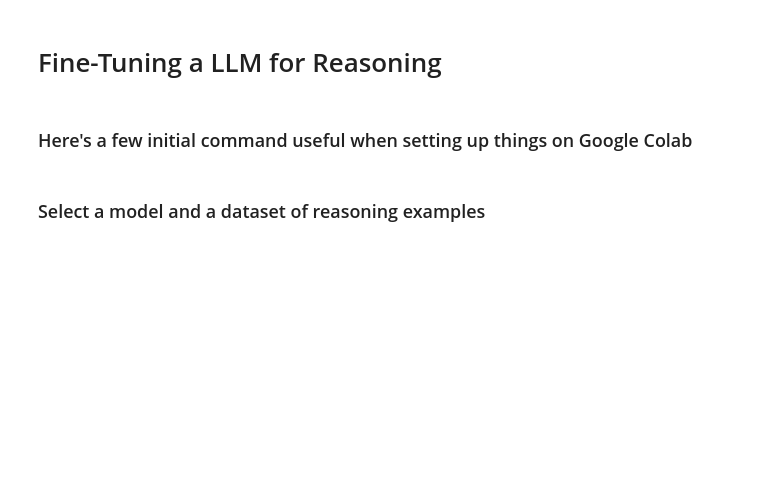
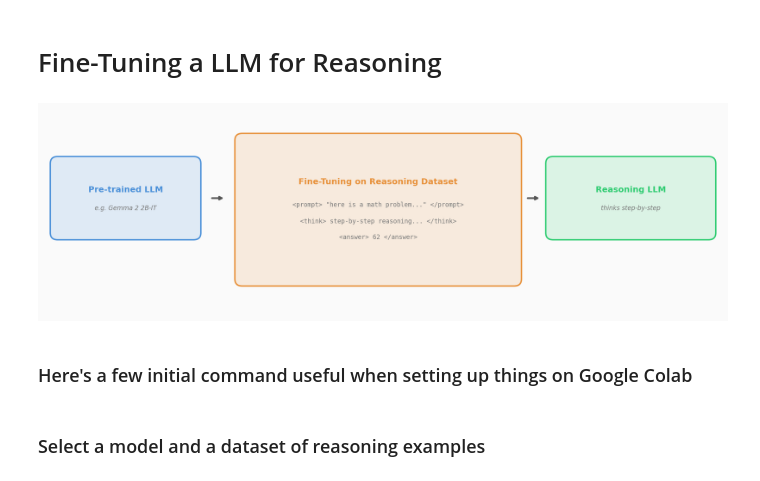
Before and after one commit to alan-turing-institute/open-llms-101, a Jupyter notebook: open_llms_huggingface.ipynb, the cells around one changed output. Drawn from its saved outputs; the diff is of its cells as text; code cells hidden in the pictures; blank space fills up the shorter version.

Commit message:
Add figure

```diff
--- a/open_llms_huggingface.ipynb
+++ b/open_llms_huggingface.ipynb
@@ -1,5 +1,10 @@
 # %% [markdown]
 # Fine-Tuning a LLM for Reasoning
+# %%
+from IPython.display import Image, display
+display(Image(filename="fine_tuning_reasoning_overview.png"))
+# %% [output]
+[figure, added]
 # %% [markdown]
 ### Here's a few initial command useful when setting up things on Google Colab
 # %%
```
Also changed, not shown: parts of 5 cells of this notebook, 2 other files.
